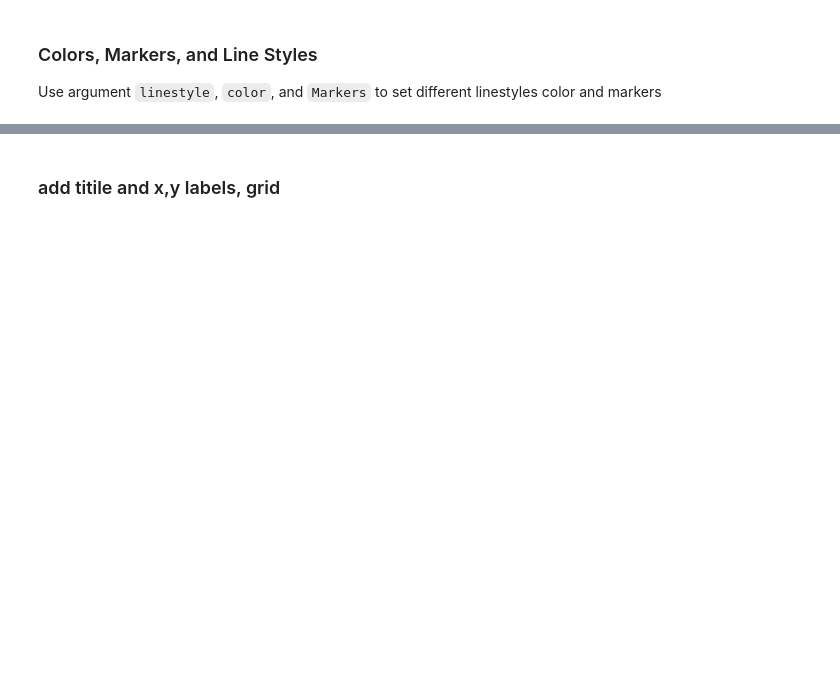
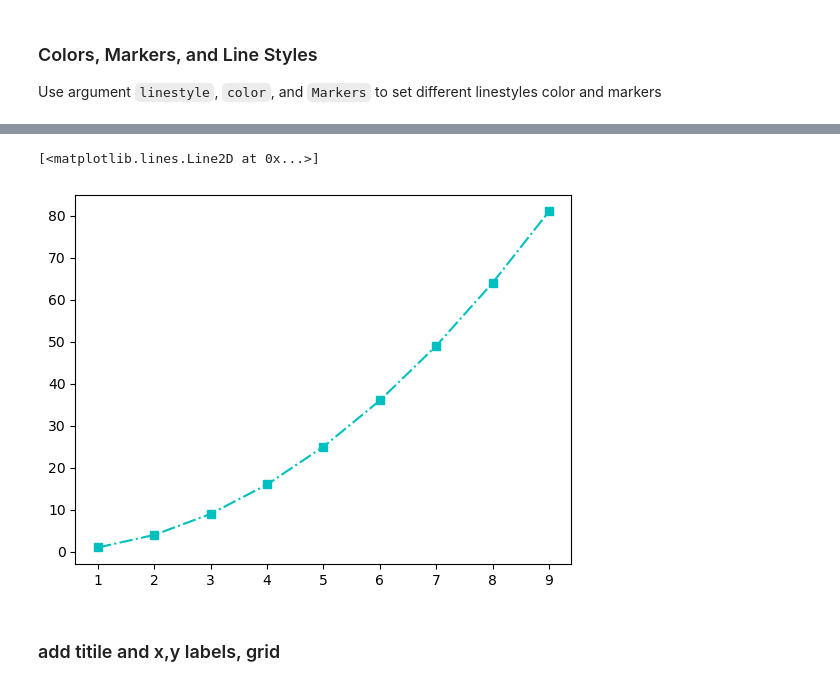
Before and after one commit to STAT2255/2024, a Jupyter notebook: notes/note11_Visualization.ipynb, the cells around one changed output, grey strips where cells are left out. Cells and saved outputs as stored; diff of their text form; code cells hidden in the pictures; blank space fills up the shorter version.

```diff
--- a/notes/note11_Visualization.ipynb
+++ b/notes/note11_Visualization.ipynb
@@ -28,5 +39,8 @@ plt.plot(x, y, linestyle = '--', color = 'g', marker = 'o') # green dashed line
 # %%
-plt.plot(x, y, linestyle = '-.', color = 'c', marker = 'v') # cyan dash-dot line with triangle_down marker
+plt.plot(x, y, linestyle = '-.', color = 'c', marker = 's') # cyan dash-dot line with triangle_down marker
+# %% [output]
+[<matplotlib.lines.Line2D at 0x...>]
+[figure, added]
 # %%
 # help(plt.plot)
 # %% [markdown]
```
Also changed, not shown: parts of 26 cells of this notebook.
